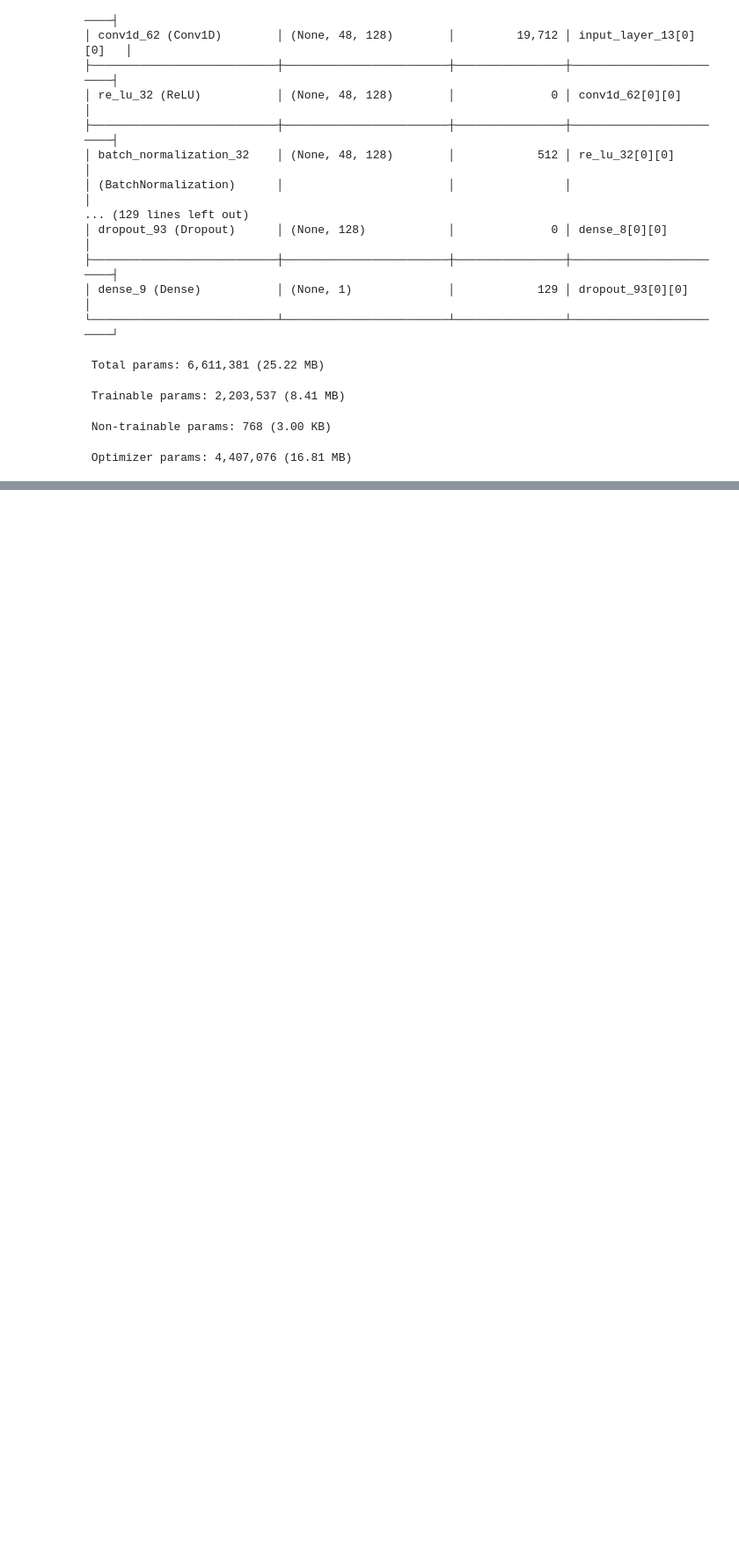
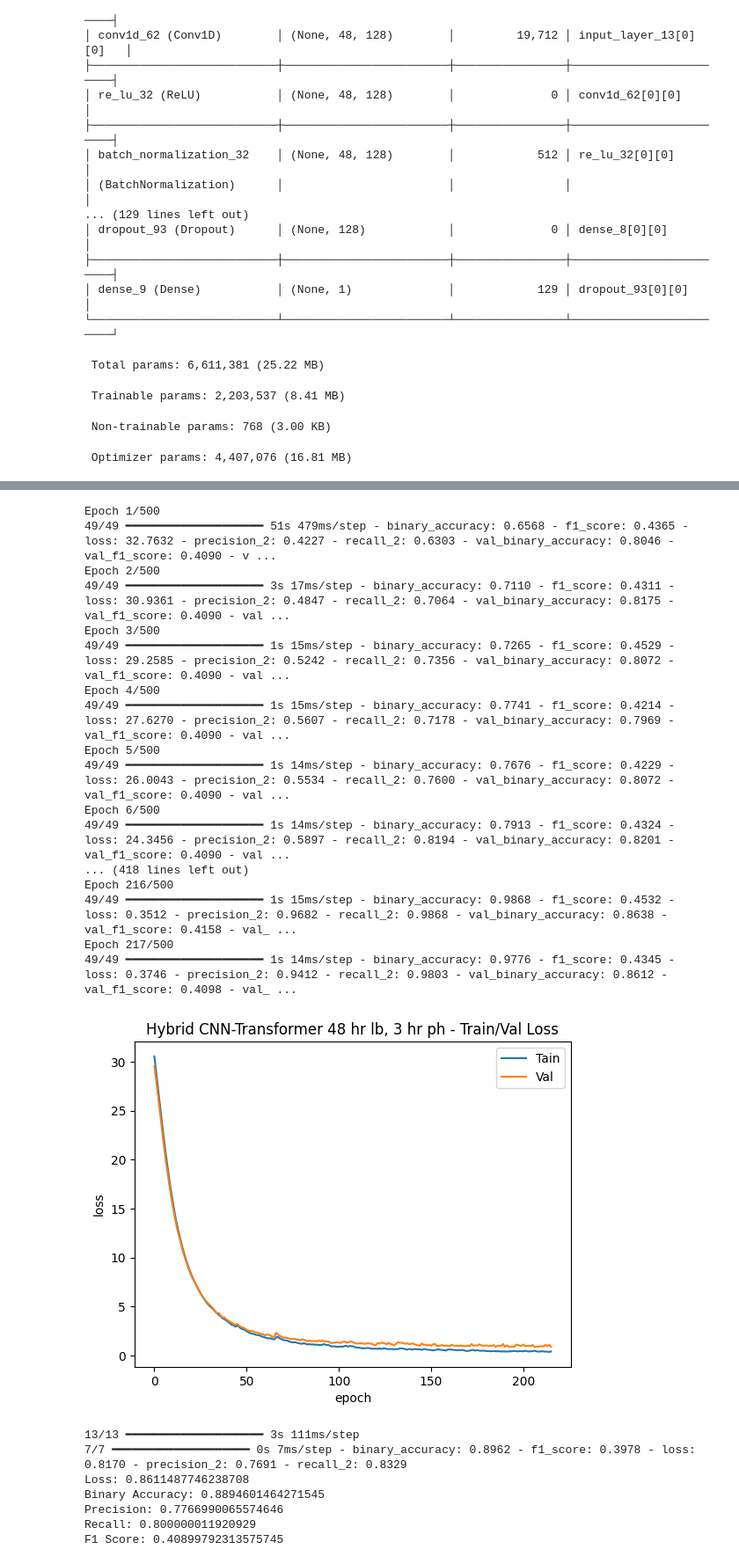
Before and after one commit to t4ai/early-sepsis-prediction, a Jupyter notebook: 4.6 - Transformer Model Experiments.ipynb, the cells around one changed output, grey strips where cells are left out. Shown: that part at 88% size. Saved outputs shown, nothing was run; the diff lists cells and outputs as text; code cells hidden in the pictures; blank space fills up the shorter version.

```diff
--- a/4.6 - Transformer Model Experiments.ipynb
+++ b/4.6 - Transformer Model Experiments.ipynb
@@ -496,0 +546,43 @@ xformer_hybrid1.save('/content/drive/MyDrive/Datasets/sepsis/models/xformer_cnn_
+# %%
+# define baseline model
+input_shape = X_train.shape[1:]
+xformer_hybrid3 = build_hybrid_model(
+    input_shape,
+    head_size=256,
+    num_heads=4,
+    ff_dim=4,
+    num_transformer_blocks=4,
+    mlp_units=[128],
+    mlp_dropout=0.4,
+    dropout=0.25,
+    lff=False
+)
+
+# run experiment
+run_experiment(xformer_hybrid3, "Hybrid CNN-Transformer 48 hr lb, 3 hr ph")
+# %% [output]
+Epoch 1/500
+49/49 ━━━━━━━━━━━━━━━━━━━━ 51s 479ms/step - binary_accuracy: 0.6568 - f1_score: 0.4365 - loss: 32.7632 - precision_2: 0.4227 - recall_2: 0.6303 - val_binary_accuracy: 0.8046 - val_f1_score: 0.4090 - v ...
+Epoch 2/500
+49/49 ━━━━━━━━━━━━━━━━━━━━ 3s 17ms/step - binary_accuracy: 0.7110 - f1_score: 0.4311 - loss: 30.9361 - precision_2: 0.4847 - recall_2: 0.7064 - val_binary_accuracy: 0.8175 - val_f1_score: 0.4090 - val ...
+Epoch 3/500
+49/49 ━━━━━━━━━━━━━━━━━━━━ 1s 15ms/step - binary_accuracy: 0.7265 - f1_score: 0.4529 - loss: 29.2585 - precision_2: 0.5242 - recall_2: 0.7356 - val_binary_accuracy: 0.8072 - val_f1_score: 0.4090 - val ...
+Epoch 4/500
+49/49 ━━━━━━━━━━━━━━━━━━━━ 1s 15ms/step - binary_accuracy: 0.7741 - f1_score: 0.4214 - loss: 27.6270 - precision_2: 0.5607 - recall_2: 0.7178 - val_binary_accuracy: 0.7969 - val_f1_score: 0.4090 - val ...
+Epoch 5/500
+49/49 ━━━━━━━━━━━━━━━━━━━━ 1s 14ms/step - binary_accuracy: 0.7676 - f1_score: 0.4229 - loss: 26.0043 - precision_2: 0.5534 - recall_2: 0.7600 - val_binary_accuracy: 0.8072 - val_f1_score: 0.4090 - val ...
+Epoch 6/500
+49/49 ━━━━━━━━━━━━━━━━━━━━ 1s 14ms/step - binary_accuracy: 0.7913 - f1_score: 0.4324 - loss: 24.3456 - precision_2: 0.5897 - recall_2: 0.8194 - val_binary_accuracy: 0.8201 - val_f1_score: 0.4090 - val ...
+... (418 lines left out)
+Epoch 216/500
+49/49 ━━━━━━━━━━━━━━━━━━━━ 1s 15ms/step - binary_accuracy: 0.9868 - f1_score: 0.4532 - loss: 0.3512 - precision_2: 0.9682 - recall_2: 0.9868 - val_binary_accuracy: 0.8638 - val_f1_score: 0.4158 - val_ ...
+Epoch 217/500
+49/49 ━━━━━━━━━━━━━━━━━━━━ 1s 14ms/step - binary_accuracy: 0.9776 - f1_score: 0.4345 - loss: 0.3746 - precision_2: 0.9412 - recall_2: 0.9803 - val_binary_accuracy: 0.8612 - val_f1_score: 0.4098 - val_ ...
+[figure, added]
+13/13 ━━━━━━━━━━━━━━━━━━━━ 3s 111ms/step
+7/7 ━━━━━━━━━━━━━━━━━━━━ 0s 7ms/step - binary_accuracy: 0.8962 - f1_score: 0.3978 - loss: 0.8170 - precision_2: 0.7691 - recall_2: 0.8329
+Loss: 0.8611487746238708
+Binary Accuracy: 0.8894601464271545
+Precision: 0.7766990065574646
+Recall: 0.800000011920929
+F1 Score: 0.40899792313575745
```
Also changed, not shown: parts of 6 cells of this notebook.
